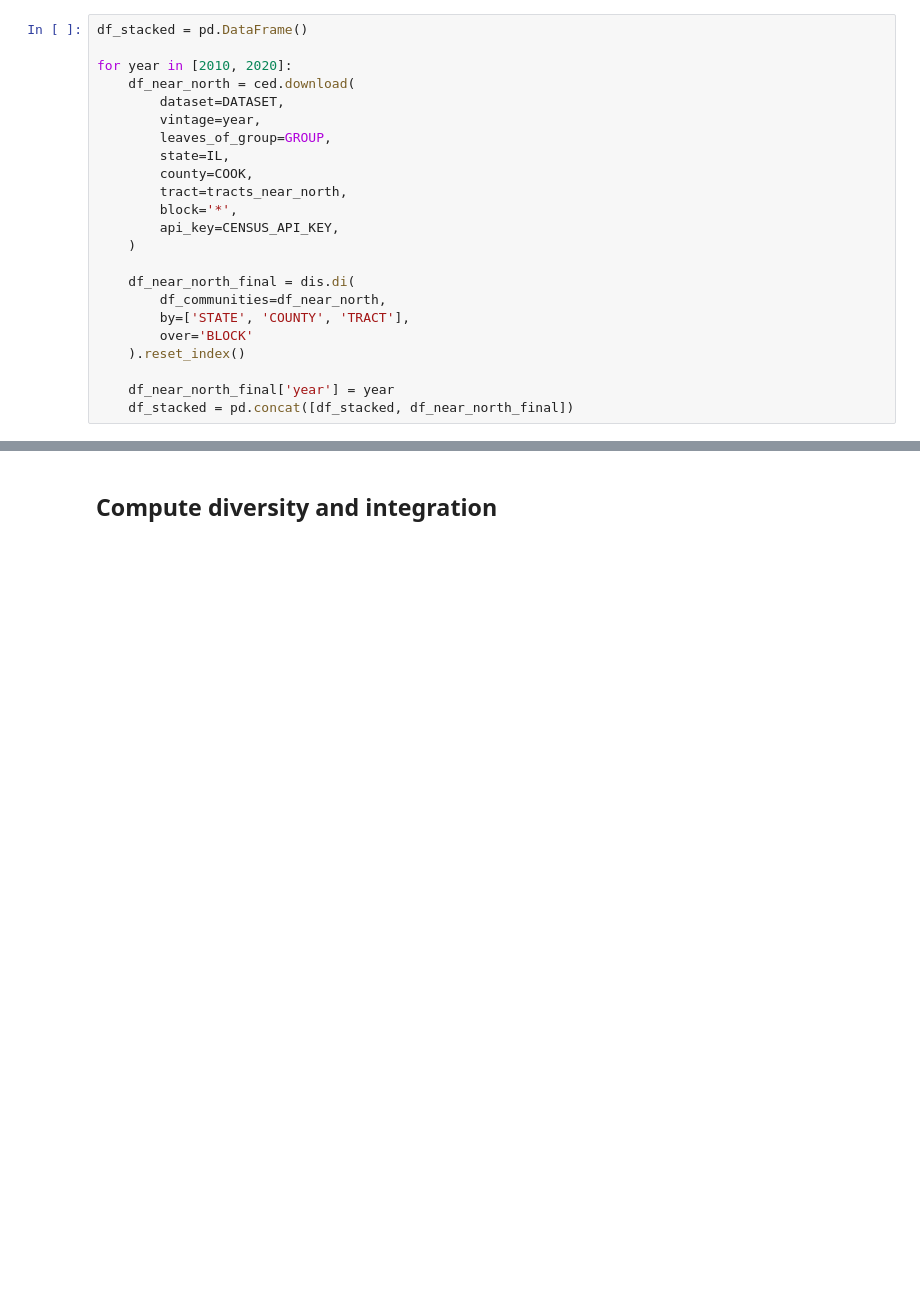
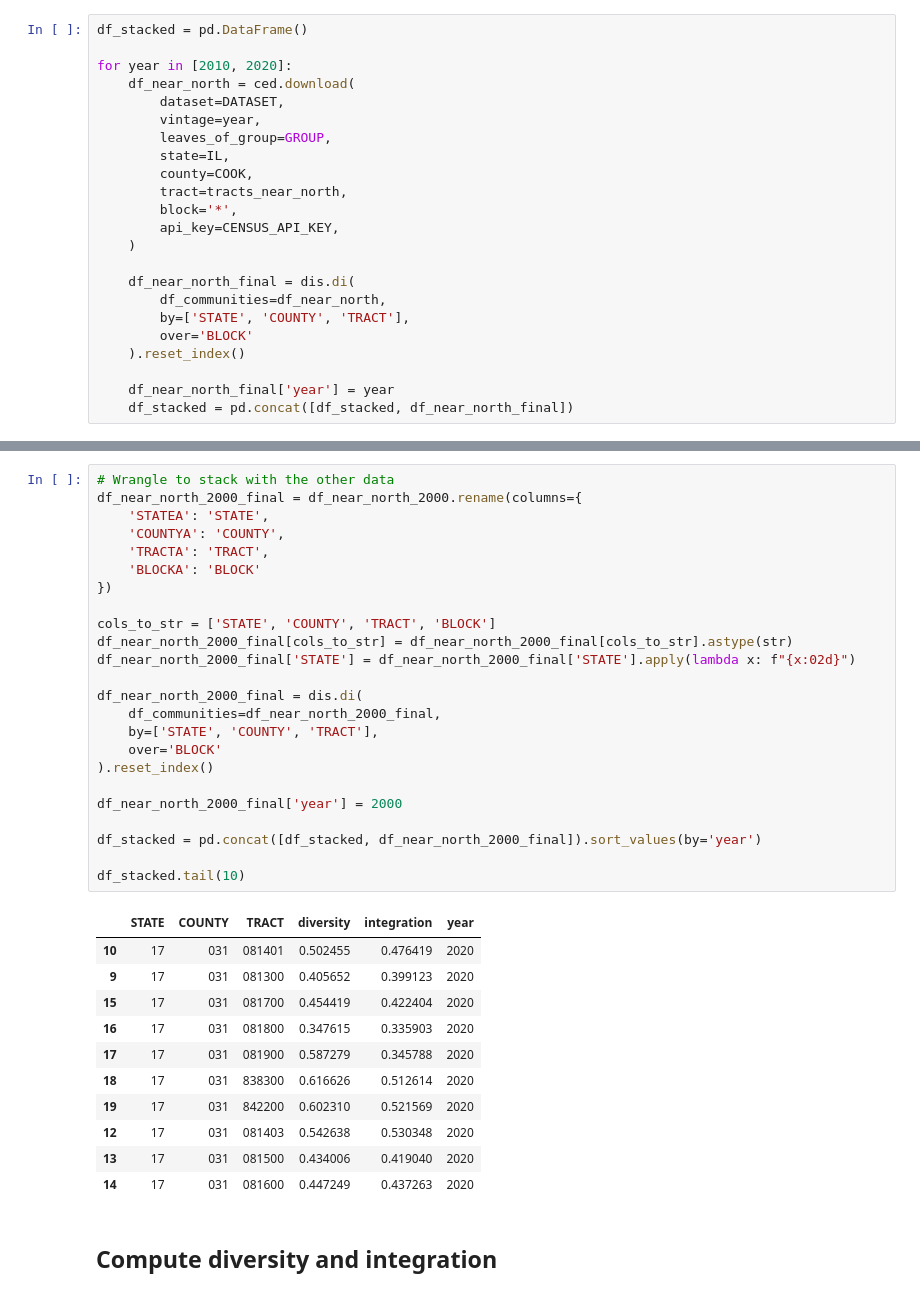
Before and after one commit to bryantco/near-north-demographics, a Jupyter notebook: main.ipynb, the cells around one changed output, grey strips where cells are left out. Saved outputs shown, nothing was run; the diff lists cells and outputs as text; blank space fills up the shorter version.

```diff
--- a/main.ipynb
+++ b/main.ipynb
@@ -79,3 +108,39 @@ df_stacked.head(10)
+# %%
+# Wrangle to stack with the other data
+df_near_north_2000_final = df_near_north_2000.rename(columns={
+    'STATEA': 'STATE',
+    'COUNTYA': 'COUNTY',
+    'TRACTA': 'TRACT',
+    'BLOCKA': 'BLOCK'
+})
+
+cols_to_str = ['STATE', 'COUNTY', 'TRACT', 'BLOCK']
+df_near_north_2000_final[cols_to_str] = df_near_north_2000_final[cols_to_str].astype(str)
+df_near_north_2000_final['STATE'] = df_near_north_2000_final['STATE'].apply(lambda x: f"{x:02d}")
+
+df_near_north_2000_final = dis.di(
+    df_communities=df_near_north_2000_final,
+    by=['STATE', 'COUNTY', 'TRACT'],
+    over='BLOCK'
+).reset_index()
+
+df_near_north_2000_final['year'] = 2000
+
+df_stacked = pd.concat([df_stacked, df_near_north_2000_final]).sort_values(by='year')
+
+df_stacked.tail(10)
+# %% [output]
+|  | STATE | COUNTY | TRACT | diversity | integration | year |
+| 10 | 17 | 031 | 081401 | 0.502455 | 0.476419 | 2020 |
+| 9 | 17 | 031 | 081300 | 0.405652 | 0.399123 | 2020 |
+| 15 | 17 | 031 | 081700 | 0.454419 | 0.422404 | 2020 |
+| 16 | 17 | 031 | 081800 | 0.347615 | 0.335903 | 2020 |
+| 17 | 17 | 031 | 081900 | 0.587279 | 0.345788 | 2020 |
+| 18 | 17 | 031 | 838300 | 0.616626 | 0.512614 | 2020 |
+| 19 | 17 | 031 | 842200 | 0.602310 | 0.521569 | 2020 |
+| 12 | 17 | 031 | 081403 | 0.542638 | 0.530348 | 2020 |
+| 13 | 17 | 031 | 081500 | 0.434006 | 0.419040 | 2020 |
+| 14 | 17 | 031 | 081600 | 0.447249 | 0.437263 | 2020 |
 # %% [markdown]
 ## Compute diversity and integration
 # %% [markdown]
```
Also changed, not shown: parts of 6 cells of this notebook.
